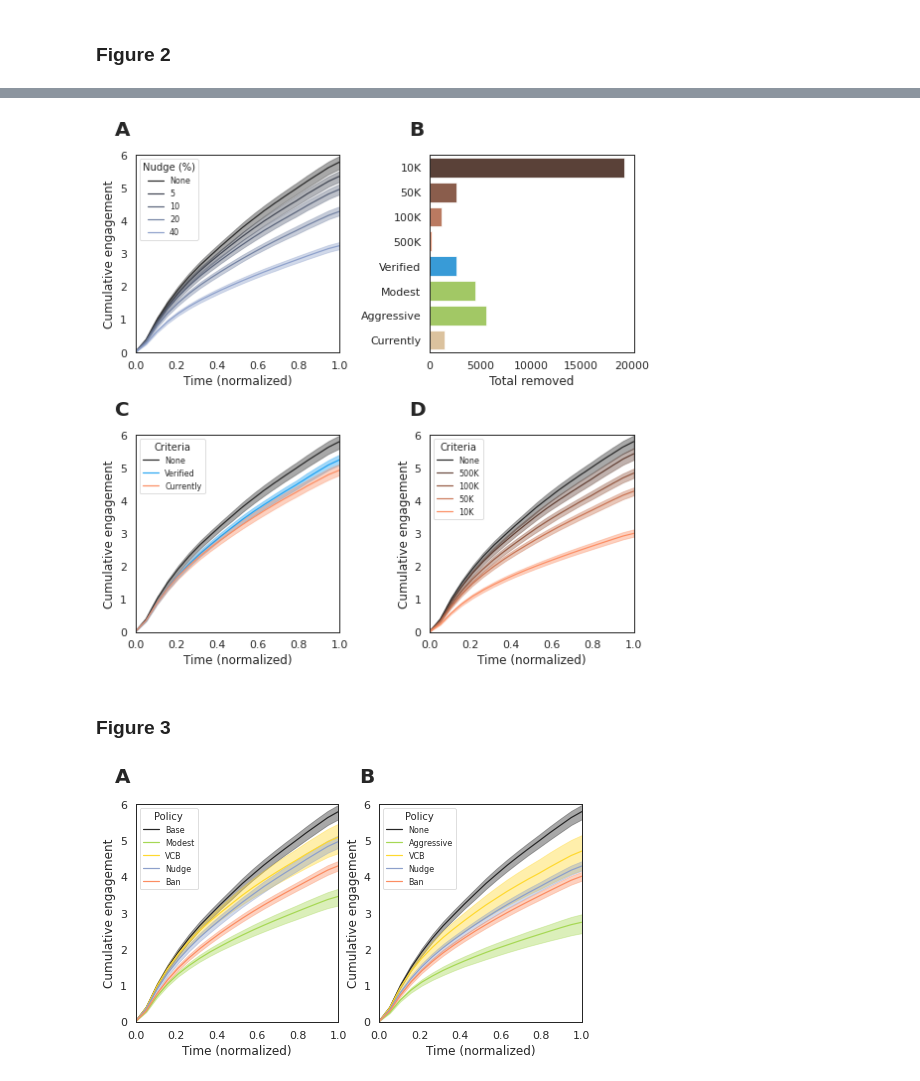
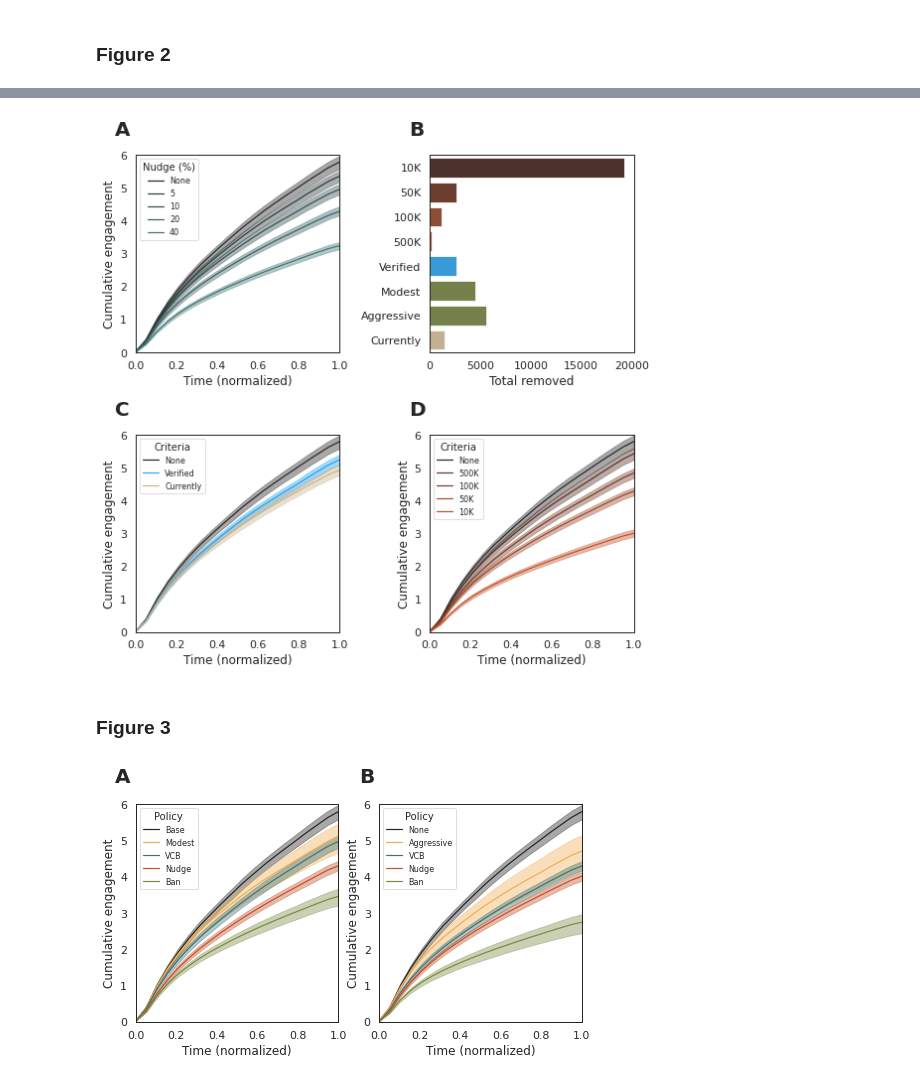
Before and after one commit to josephbb/CommunityNotesSim, a Jupyter notebook: Analysis.ipynb, the cells around one changed output, grey strips where cells are left out. Drawn from its saved outputs; the diff is of its cells as text; code cells hidden in the pictures.

Commit message:
Added 60s palette

```diff
--- a/Analysis.ipynb
+++ b/Analysis.ipynb
@@ -320,3 +297,16 @@ included.head()
 5 rows × 27 columns
 # %% [markdown]
 <h3>
+# %%
+pal_70s = [np.array([143,91,38])/255.0,
+           np.array([193,81,42])/255.0,
+           np.array([64,115,117])/255.0,
+           np.array([0,0,0])/255.0,
+           np.array([122,138,65])/255.0,
+           np.array([239,174,84])/255.0,
+           np.array([203,178,139])/255.0,
+              np.array([0,0,0])/255.0]
+sns.palplot(pal_70s)
+pal = sns.color_palette("Set2",n_colors=8)
+sns.palplot(pal)
+pal = pal_70s
@@ -407,7 +400,7 @@ for idx in range(len(bans)):
     recs.append(add_row)
 
 bans=['verified_loc','currently_loc']
-ban_palette = [np.array([29,161,242])/255.0, pal[1]]
+ban_palette = [np.array([29,161,242])/255.0, pal[6]]
 for idx in range(len(bans)):
     add_row = baseline.copy()
     add_row['data_location'] = bans[idx]
@@ -673,38 +647,38 @@ legend.get_title().set_fontsize('10')
 plt.tight_layout()
 plt.savefig('./output/figures/MS/Fig3.png',dpi=1000)
 # %% [output]
-[figure, old version]
+[figure, new version]
 # %% [markdown]
 <h3>Figure 3</h3>
 # %%
 sns.set_context('paper',font_scale=1.25)
 sns.set_style('white')
 fig, axs = plt.subplots(1,2,figsize=(8,4))
 axs = axs.flat
 
 for n, ax in enumerate(axs):
     ax.text(-0.1, 1.1, string.ascii_uppercase[n], transform=ax.transAxes,
             size=20, weight='bold')
 
 plt.sca(axs[0])
-order = [0,31,32,33,34]
+order = [0,32,33,34,31]
 table = get_table(sim_df, order)
 table.to_latex('./output/tables/modest.tex',index=False)
 
 plot_sims(order, sim_df, 'Threshold', 'nudge')
 labels = ['Base', 'Modest', 'VCB', 'Nudge', 'Ban']
 legend = plt.legend(labels=labels,title='Policy',loc=2,prop={'size': 8})
 legend.get_title().set_fontsize('10')
 
 plt.sca(axs[1])
-order = [0,35,36,37,38]
+order = [0,36,37,38,35]
 table = get_table(sim_df, order)
 table.to_latex('./output/tables/aggressive.tex',index=False)
 
 plot_sims(order, sim_df, 'Threshold', 'nudge')
 labels = ['None', 'Aggressive', 'VCB', 'Nudge', 'Ban']
 legend = plt.legend(labels=labels,title='Policy',loc=2,prop={'size': 8})
 legend.get_title().set_fontsize('10')
 plt.savefig('./output/figures/MS/Fig4.png',dpi=1000)
 # %% [output]
-[figure, old version]
+[figure, new version]
```
Also changed, not shown: parts of 9 cells of this notebook, 2 other files.
